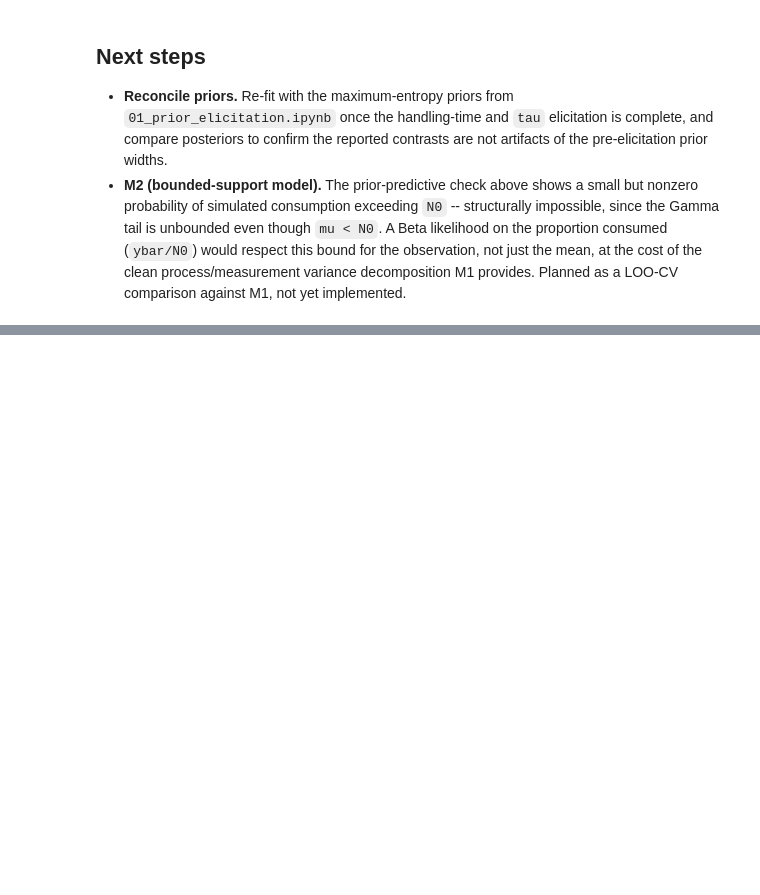
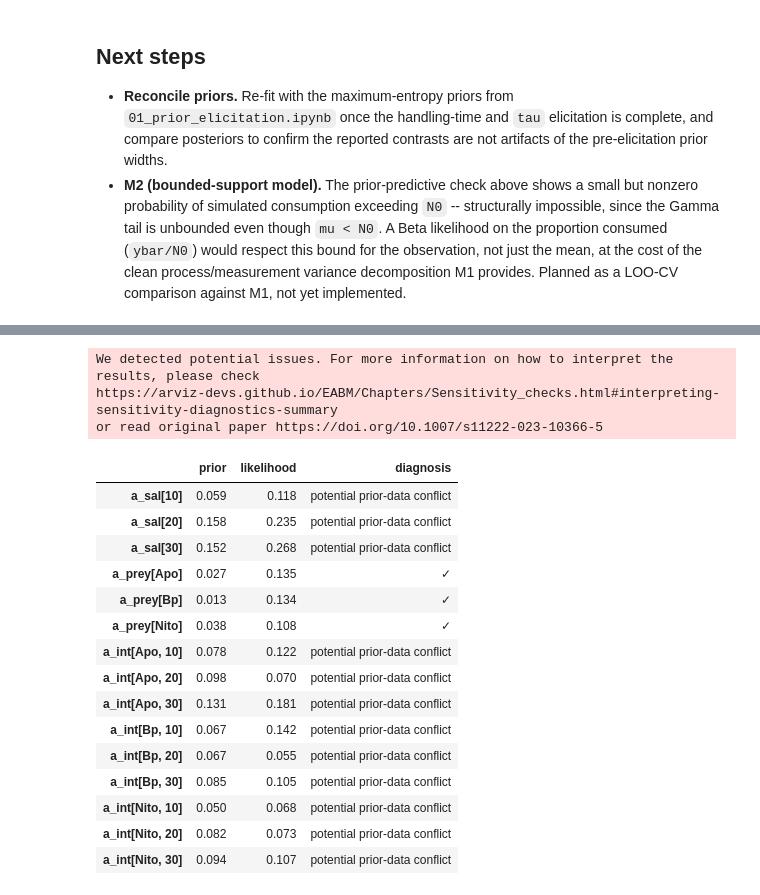
Before and after one commit to erdemkarakoylu/nandini_et_al, a Jupyter notebook: notebooks/02_sampling_and_inference.ipynb, the cells around one changed output, grey strips where cells are left out. Cells and saved outputs as stored; diff of their text form; code cells hidden in the pictures; blank space fills up the shorter version.

```diff
--- a/notebooks/02_sampling_and_inference.ipynb
+++ b/notebooks/02_sampling_and_inference.ipynb
@@ -487,0 +512,22 @@ summarize_prior_posterior(idata, ["h_prey", "h_sal", "h_int"])
+# %%
+azs.psense_summary(idata, var_names=["a_sal", "a_prey", "a_int"])
+# %% [output]
+We detected potential issues. For more information on how to interpret the results, please check
+https://arviz-devs.github.io/EABM/Chapters/Sensitivity_checks.html#interpreting-sensitivity-diagnostics-summary
+or read original paper https://doi.org/10.1007/s11222-023-10366-5
+|  | prior | likelihood | diagnosis |
+| a_sal[10] | 0.059 | 0.118 | potential prior-data conflict |
+| a_sal[20] | 0.158 | 0.235 | potential prior-data conflict |
+| a_sal[30] | 0.152 | 0.268 | potential prior-data conflict |
+| a_prey[Apo] | 0.027 | 0.135 | ✓ |
+| a_prey[Bp] | 0.013 | 0.134 | ✓ |
+| a_prey[Nito] | 0.038 | 0.108 | ✓ |
+| a_int[Apo, 10] | 0.078 | 0.122 | potential prior-data conflict |
+| a_int[Apo, 20] | 0.098 | 0.070 | potential prior-data conflict |
+| a_int[Apo, 30] | 0.131 | 0.181 | potential prior-data conflict |
+| a_int[Bp, 10] | 0.067 | 0.142 | potential prior-data conflict |
+| a_int[Bp, 20] | 0.067 | 0.055 | potential prior-data conflict |
+| a_int[Bp, 30] | 0.085 | 0.105 | potential prior-data conflict |
+| a_int[Nito, 10] | 0.050 | 0.068 | potential prior-data conflict |
+| a_int[Nito, 20] | 0.082 | 0.073 | potential prior-data conflict |
+| a_int[Nito, 30] | 0.094 | 0.107 | potential prior-data conflict |
```
Also changed, not shown: parts of 8 cells of this notebook, 7 other files.
